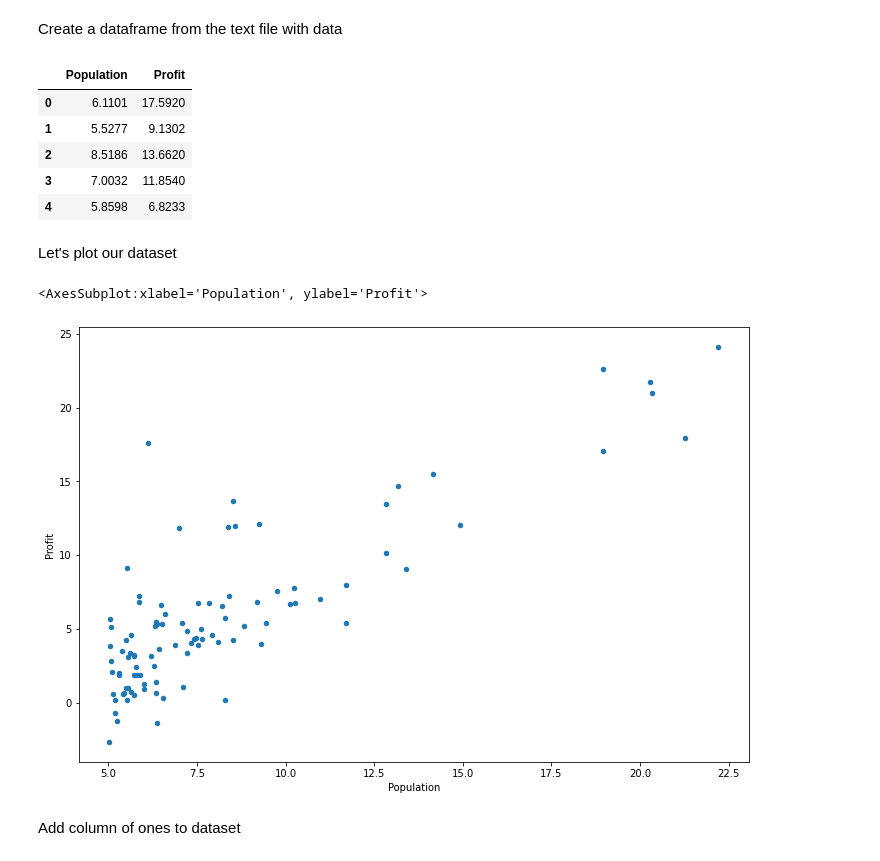
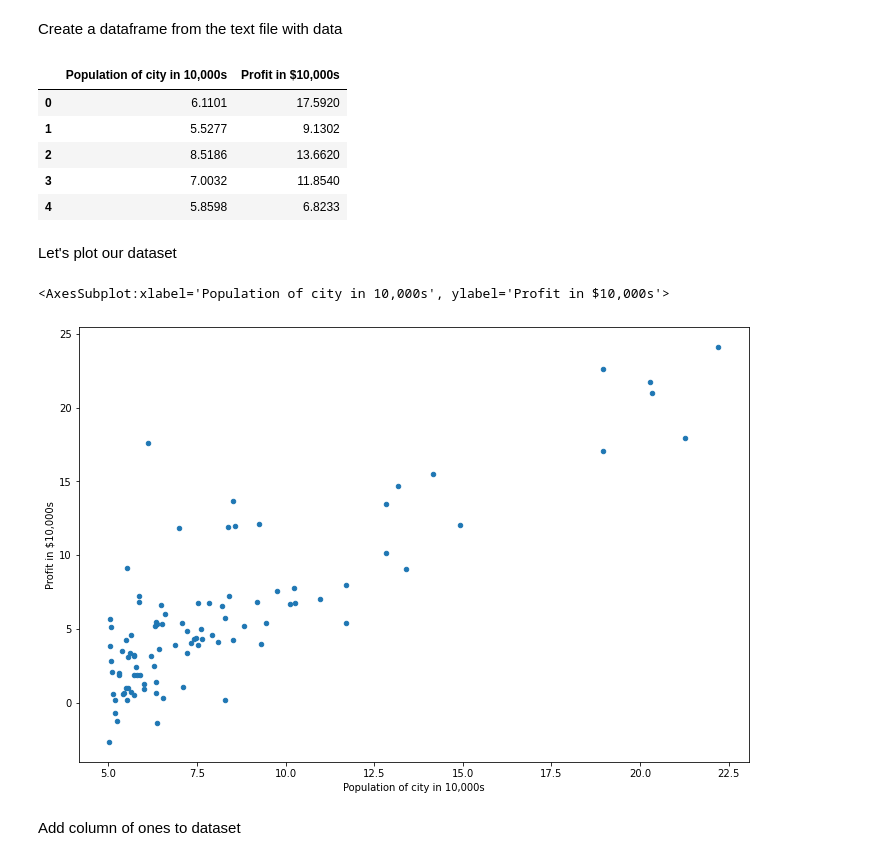
Before and after one commit to KOLA16/ML-exercises, a Jupyter notebook: notebooks/exercise-1-linear-regression.ipynb, the cells around one changed output. Drawn from its saved outputs; the diff is of its cells as text; code cells hidden in the pictures.

```diff
--- a/notebooks/exercise-1-linear-regression.ipynb
+++ b/notebooks/exercise-1-linear-regression.ipynb
@@ -8,12 +8,11 @@ import matplotlib.pyplot as plt
 # %% [markdown]
 Create a dataframe from the text file with data
 # %%
-from pathlib import Path
-path = Path(r'C:\Users\Igor Kolasa\ML-exercises\data\ex1data1.txt')
-data = pd.read_csv(path, header=None, names=['Population', 'Profit'])
+path = open(r'C:\Users\Igor Kolasa\ML-exercises\data\ex1data1.txt')
+data = pd.read_csv(path, header=None, names=['Population of city in 10,000s', 'Profit in $10,000s'])
 data.head()
 # %% [output]
-|  | Population | Profit |
+|  | Population of city in 10,000s | Profit in $10,000s |
 | 0 | 6.1101 | 17.5920 |
 | 1 | 5.5277 | 9.1302 |
 | 2 | 8.5186 | 13.6620 |
@@ -22,10 +21,10 @@ data.head()
 # %% [markdown]
 Let's plot our dataset
 # %%
-data.plot(kind='scatter', x='Population', y='Profit', figsize=(12,8))
+data.plot(kind='scatter', x='Population of city in 10,000s', y='Profit in $10,000s', figsize=(12,8))
 # %% [output]
-<AxesSubplot:xlabel='Population', ylabel='Profit'>
+<AxesSubplot:xlabel='Population of city in 10,000s', ylabel='Profit in $10,000s'>
-[figure, old version]
+[figure, new version]
 # %% [markdown]
 Add column of ones to dataset
 # %%
```
Also changed, not shown: parts of 12 cells of this notebook.
